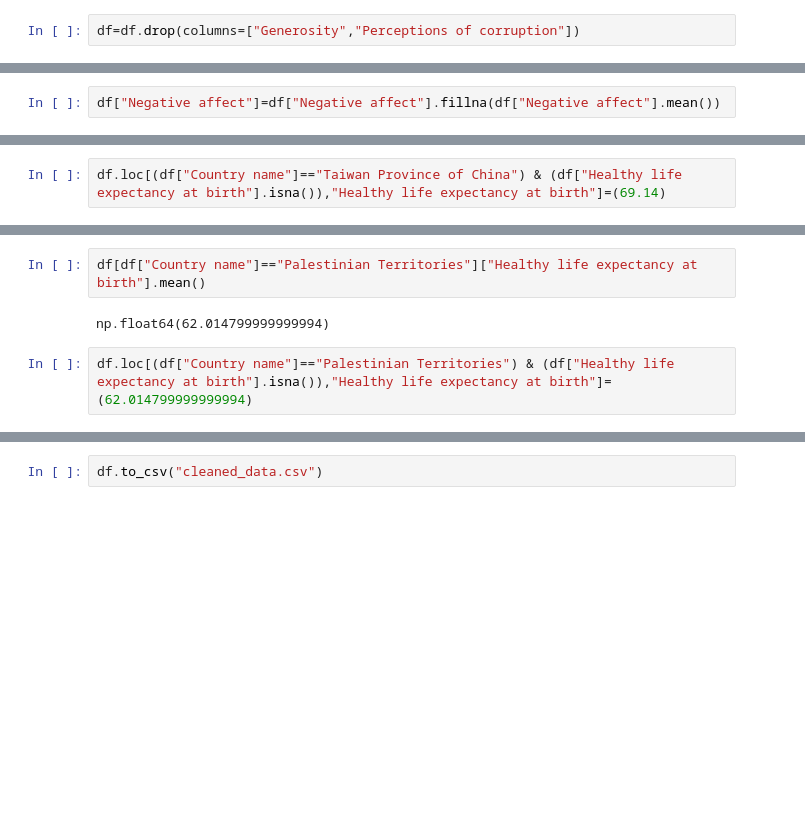
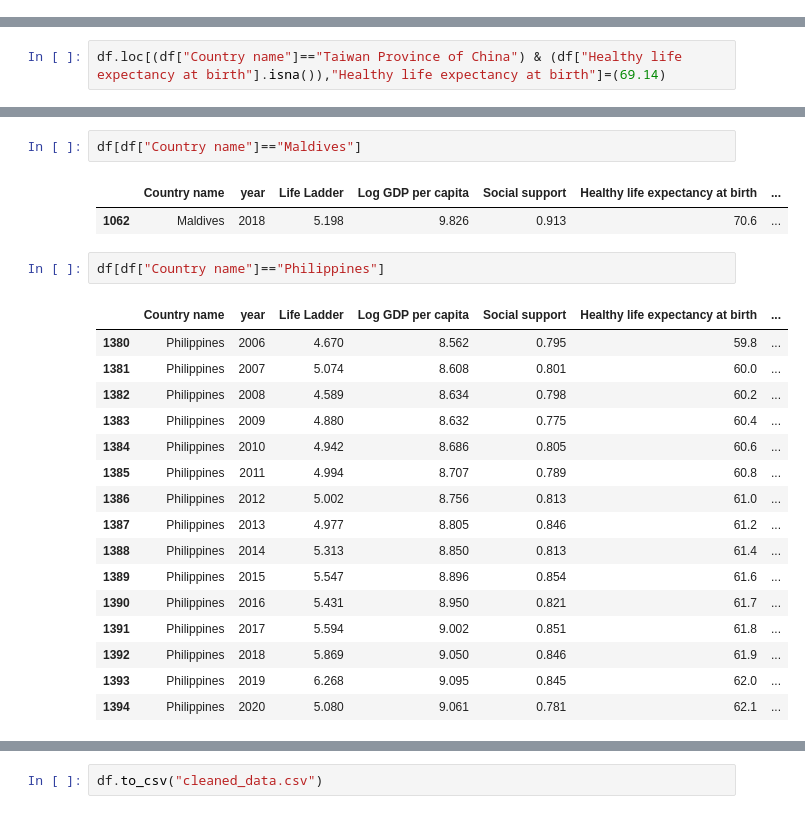
Before and after one commit to rinsharufi-datalogix/World-happiness-, a Jupyter notebook: data_cleaning.ipynb, the cells around one changed output, grey strips where cells are left out. Saved outputs shown, nothing was run; the diff lists cells and outputs as text; blank space fills up the shorter version.

```diff
--- a/data_cleaning.ipynb
+++ b/data_cleaning.ipynb
@@ -120,7 +196,5 @@ df[df["Country name"]=="Cuba"]
 # %%
 df=df.dropna(subset=["Log GDP per capita"])
-# %%
-df=df.drop(columns=["Generosity","Perceptions of corruption"])
 # %%
 df.isnull().sum()
 # %% [output]
@@ -297,2 +319,0 @@ np.float64(0.2687525387493319)
-# %%
-df["Negative affect"]=df["Negative affect"].fillna(df["Negative affect"].mean())
@@ -460,6 +393,24 @@ df[df["Country name"]=="Palestinian Territories"]
 # %%
-df[df["Country name"]=="Palestinian Territories"]["Healthy life expectancy at birth"].mean()
+df[df["Country name"]=="Maldives"]
 # %% [output]
-np.float64(62.014799999999994)
+|  | Country name | year | Life Ladder | Log GDP per capita | Social support | Healthy life expectancy at birth | ... |
+| 1062 | Maldives | 2018 | 5.198 | 9.826 | 0.913 | 70.6 | ... |
-# %%
-df.loc[(df["Country name"]=="Palestinian Territories") & (df["Healthy life expectancy at birth"].isna()),"Healthy life expectancy at birth"]=(62.014799999999994)
+# %%
+df[df["Country name"]=="Philippines"]
+# %% [output]
+|  | Country name | year | Life Ladder | Log GDP per capita | Social support | Healthy life expectancy at birth | ... |
+| 1380 | Philippines | 2006 | 4.670 | 8.562 | 0.795 | 59.8 | ... |
+| 1381 | Philippines | 2007 | 5.074 | 8.608 | 0.801 | 60.0 | ... |
+| 1382 | Philippines | 2008 | 4.589 | 8.634 | 0.798 | 60.2 | ... |
+| 1383 | Philippines | 2009 | 4.880 | 8.632 | 0.775 | 60.4 | ... |
+| 1384 | Philippines | 2010 | 4.942 | 8.686 | 0.805 | 60.6 | ... |
+| 1385 | Philippines | 2011 | 4.994 | 8.707 | 0.789 | 60.8 | ... |
+| 1386 | Philippines | 2012 | 5.002 | 8.756 | 0.813 | 61.0 | ... |
+| 1387 | Philippines | 2013 | 4.977 | 8.805 | 0.846 | 61.2 | ... |
+| 1388 | Philippines | 2014 | 5.313 | 8.850 | 0.813 | 61.4 | ... |
+| 1389 | Philippines | 2015 | 5.547 | 8.896 | 0.854 | 61.6 | ... |
+| 1390 | Philippines | 2016 | 5.431 | 8.950 | 0.821 | 61.7 | ... |
+| 1391 | Philippines | 2017 | 5.594 | 9.002 | 0.851 | 61.8 | ... |
+| 1392 | Philippines | 2018 | 5.869 | 9.050 | 0.846 | 61.9 | ... |
+| 1393 | Philippines | 2019 | 6.268 | 9.095 | 0.845 | 62.0 | ... |
+| 1394 | Philippines | 2020 | 5.080 | 9.061 | 0.781 | 62.1 | ... |
```
Also changed, not shown: parts of 82 cells of this notebook, 1 other file.
